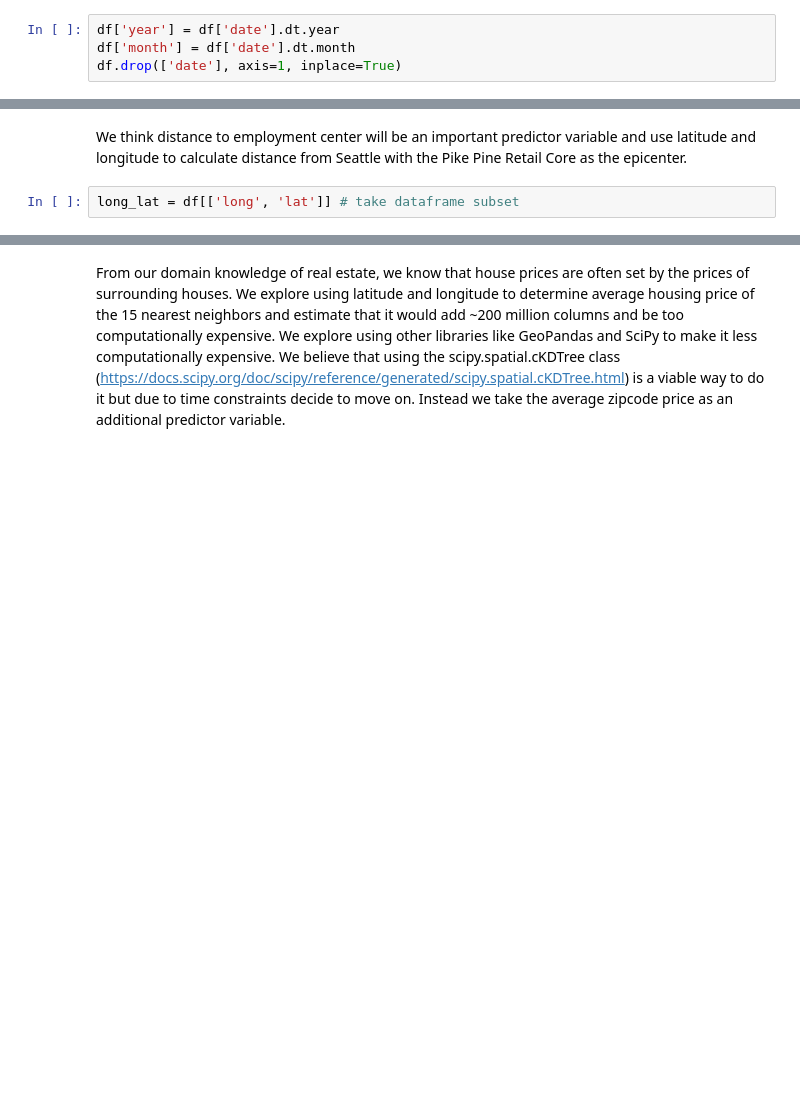
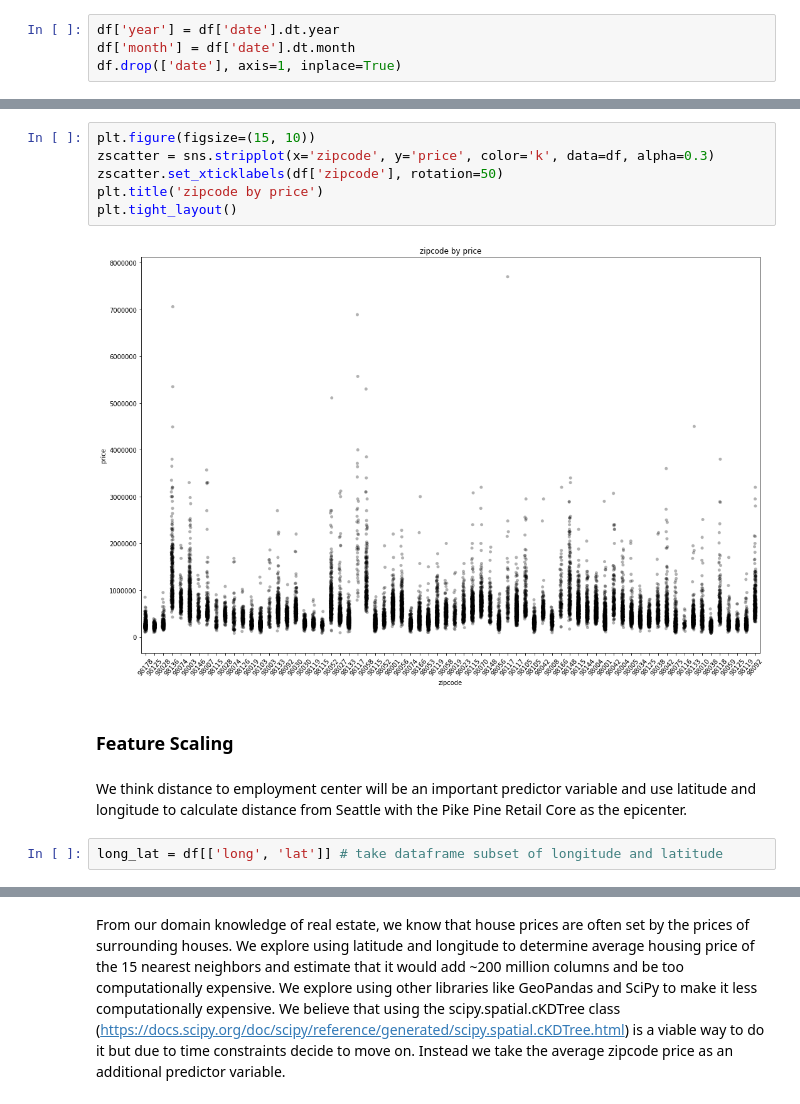
Before and after one commit to nkacoroski/dsc-1-final-project, a Jupyter notebook: king_county_housing_prediction_model.ipynb, the cells around one changed output, grey strips where cells are left out. Cells and saved outputs as stored; diff of their text form; blank space fills up the shorter version.

```diff
--- a/king_county_housing_prediction_model.ipynb
+++ b/king_county_housing_prediction_model.ipynb
@@ -364,7 +398,17 @@ dtype('O')
+# %%
+plt.figure(figsize=(15, 10))
+zscatter = sns.stripplot(x='zipcode', y='price', color='k', data=df, alpha=0.3)
+zscatter.set_xticklabels(df['zipcode'], rotation=50)
+plt.title('zipcode by price')
+plt.tight_layout()
+# %% [output]
+[figure, added]
+# %% [markdown]
+### Feature Scaling
 # %% [markdown]
 We think distance to employment center will be an important predictor variable and use latitude and longitude to calculate distance from Seattle with the Pike Pine Retail Core as the epicenter.
 # %%
-long_lat = df[['long', 'lat']] # take dataframe subset
+long_lat = df[['long', 'lat']] # take dataframe subset of longitude and latitude
 # %%
 # adapted from:  https://stackoverflow.com/questions/4913349/haversine-formula-in-python-bearing-and-distance-between-two-gps-points/4913653
 
```
Also changed, not shown: parts of 76 cells of this notebook, 1 other file.
